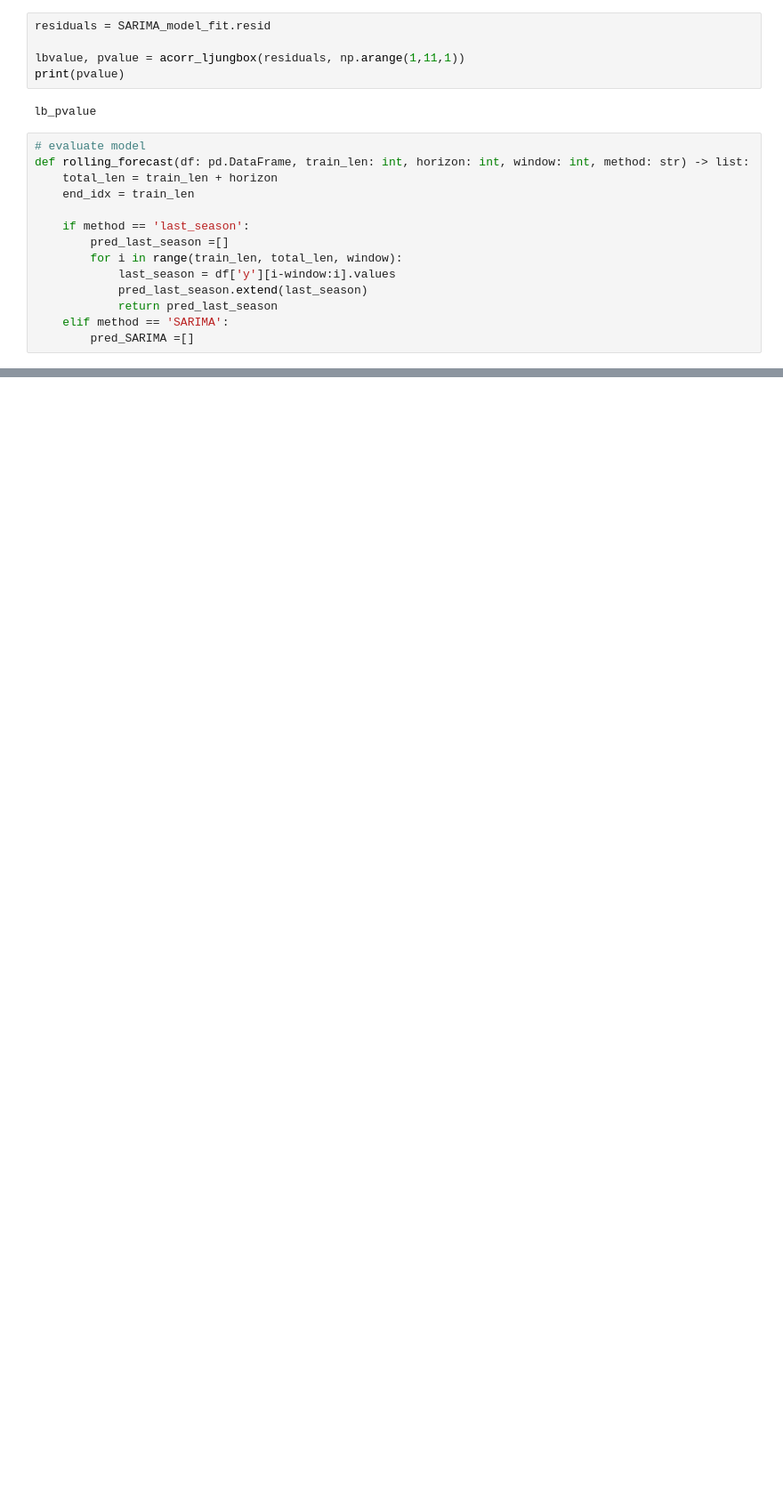
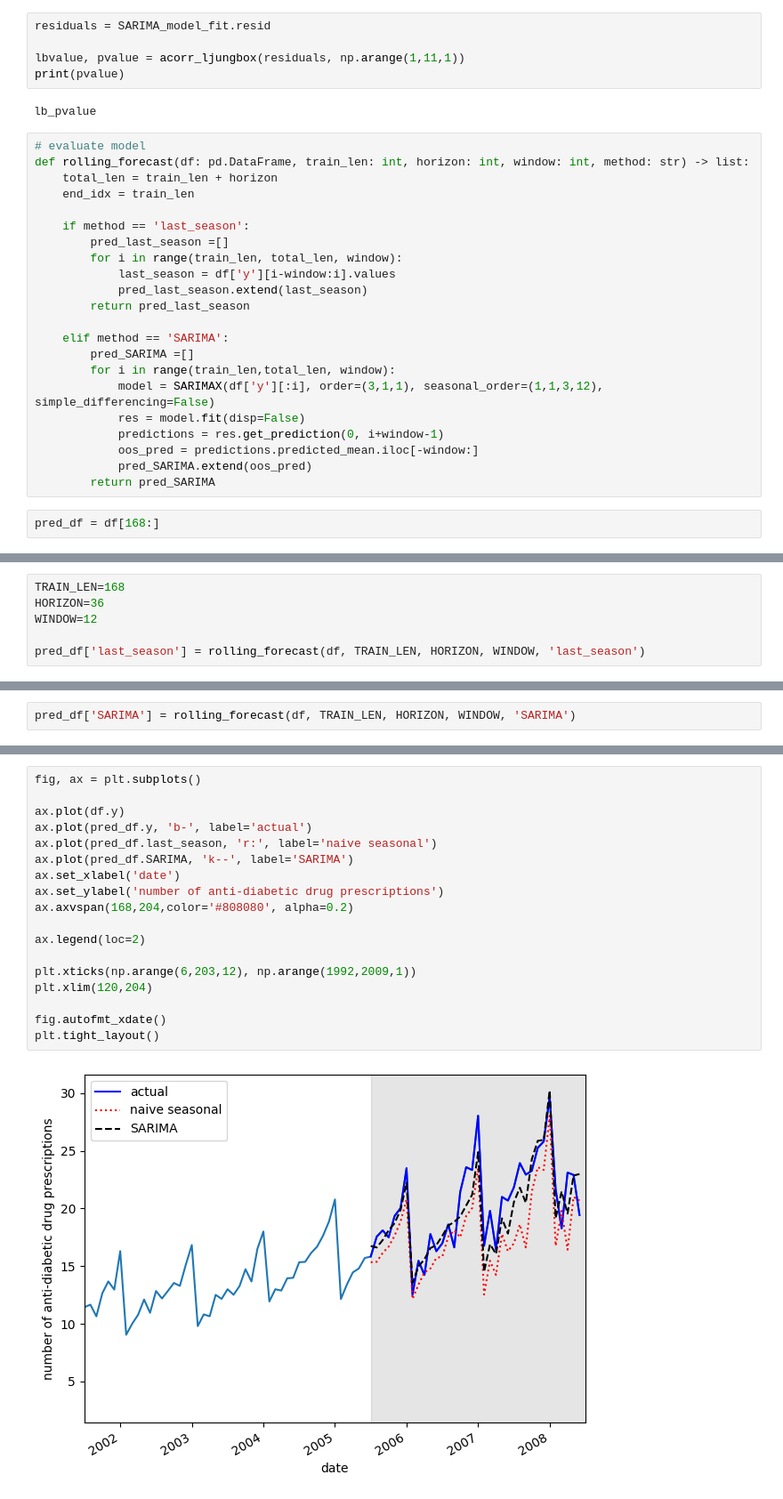
Before and after one commit to sunse-kwon/dec-project, a Jupyter notebook: code.ipynb, the cells around one changed output, grey strips where cells are left out. Shown: that part at 89% size. Drawn from its saved outputs; the diff is of its cells as text; blank space fills up the shorter version.

Commit message:
sample SARIMA model done

```diff
--- a/code.ipynb
+++ b/code.ipynb
@@ -218,6 +202,16 @@ def rolling_forecast(df: pd.DataFrame, train_len: int, horizon: int, window: int
         for i in range(train_len, total_len, window):
             last_season = df['y'][i-window:i].values
             pred_last_season.extend(last_season)
-            return pred_last_season
+        return pred_last_season
+
     elif method == 'SARIMA':
         pred_SARIMA =[]
+        for i in range(train_len,total_len, window):
+            model = SARIMAX(df['y'][:i], order=(3,1,1), seasonal_order=(1,1,3,12), simple_differencing=False)
+            res = model.fit(disp=False)
+            predictions = res.get_prediction(0, i+window-1)
+            oos_pred = predictions.predicted_mean.iloc[-window:]
+            pred_SARIMA.extend(oos_pred)
+        return pred_SARIMA
+# %%
+pred_df = df[168:]
@@ -223,0 +222,6 @@ def rolling_forecast(df: pd.DataFrame, train_len: int, horizon: int, window: int
+# %%
+TRAIN_LEN=168
+HORIZON=36
+WINDOW=12
+
+pred_df['last_season'] = rolling_forecast(df, TRAIN_LEN, HORIZON, WINDOW, 'last_season')
@@ -223,0 +234,2 @@ def rolling_forecast(df: pd.DataFrame, train_len: int, horizon: int, window: int
+# %%
+pred_df['SARIMA'] = rolling_forecast(df, TRAIN_LEN, HORIZON, WINDOW, 'SARIMA')
@@ -223,0 +262,20 @@ def rolling_forecast(df: pd.DataFrame, train_len: int, horizon: int, window: int
+# %%
+fig, ax = plt.subplots()
+
+ax.plot(df.y)
+ax.plot(pred_df.y, 'b-', label='actual')
+ax.plot(pred_df.last_season, 'r:', label='naive seasonal')
+ax.plot(pred_df.SARIMA, 'k--', label='SARIMA')
+ax.set_xlabel('date')
+ax.set_ylabel('number of anti-diabetic drug prescriptions')
+ax.axvspan(168,204,color='#808080', alpha=0.2)
+
+ax.legend(loc=2)
+
+plt.xticks(np.arange(6,203,12), np.arange(1992,2009,1))
+plt.xlim(120,204)
+
+fig.autofmt_xdate()
+plt.tight_layout()
+# %% [output]
+[figure, added]
```
Also changed, not shown: parts of 8 cells of this notebook.
